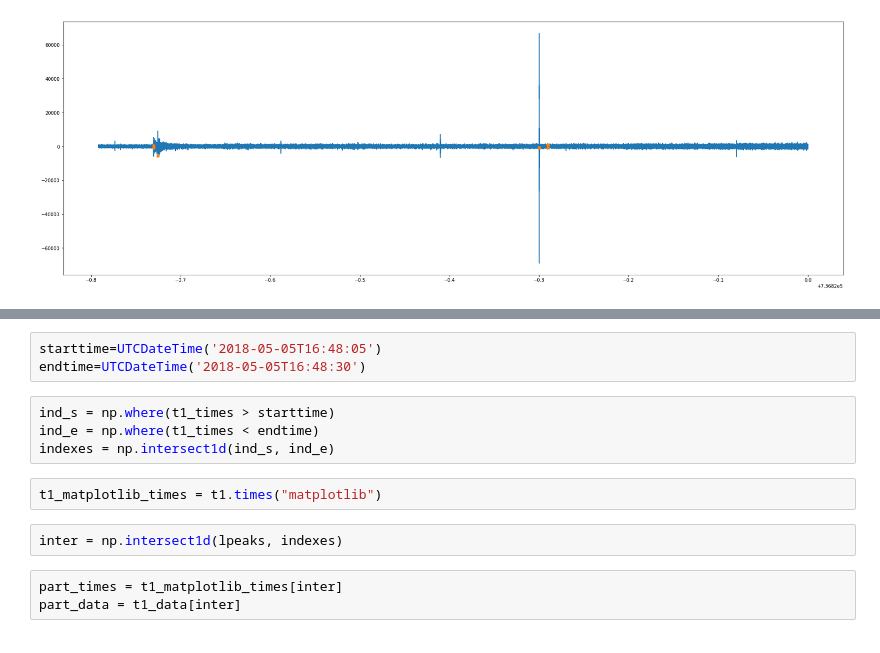
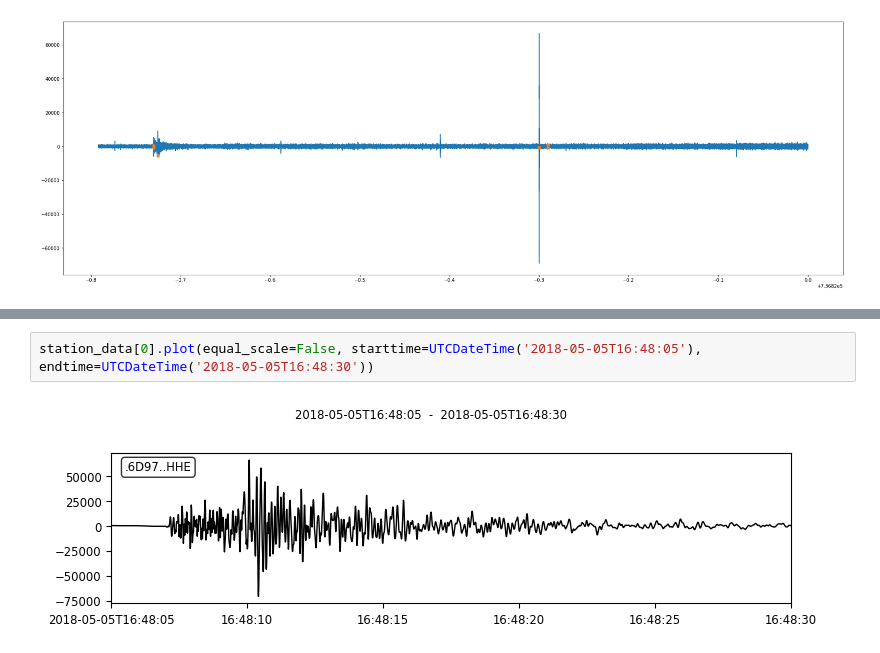
Before and after one commit to asergeev95/obspy_data_processing, a Jupyter notebook: OBSPY/data_stitching.ipynb, the cells around one changed output, grey strips where cells are left out. Saved outputs shown, nothing was run; the diff lists cells and outputs as text.

```diff
--- a/OBSPY/data_stitching.ipynb
+++ b/OBSPY/data_stitching.ipynb
@@ -156,14 +171,4 @@ t1_times = t1.times("utcdatetime")
 # %%
-starttime=UTCDateTime('2018-05-05T16:48:05')
-endtime=UTCDateTime('2018-05-05T16:48:30')
+station_data[0].plot(equal_scale=False, starttime=UTCDateTime('2018-05-05T16:48:05'), endtime=UTCDateTime('2018-05-05T16:48:30'))
+# %% [output]
+[figure, added]
-# %%
-ind_s = np.where(t1_times > starttime)
-ind_e = np.where(t1_times < endtime)
-indexes = np.intersect1d(ind_s, ind_e)
-# %%
-t1_matplotlib_times = t1.times("matplotlib")
-# %%
-inter = np.intersect1d(lpeaks, indexes)
-# %%
-part_times = t1_matplotlib_times[inter]
-part_data = t1_data[inter]
```
Also changed, not shown: parts of 15 cells of this notebook.
